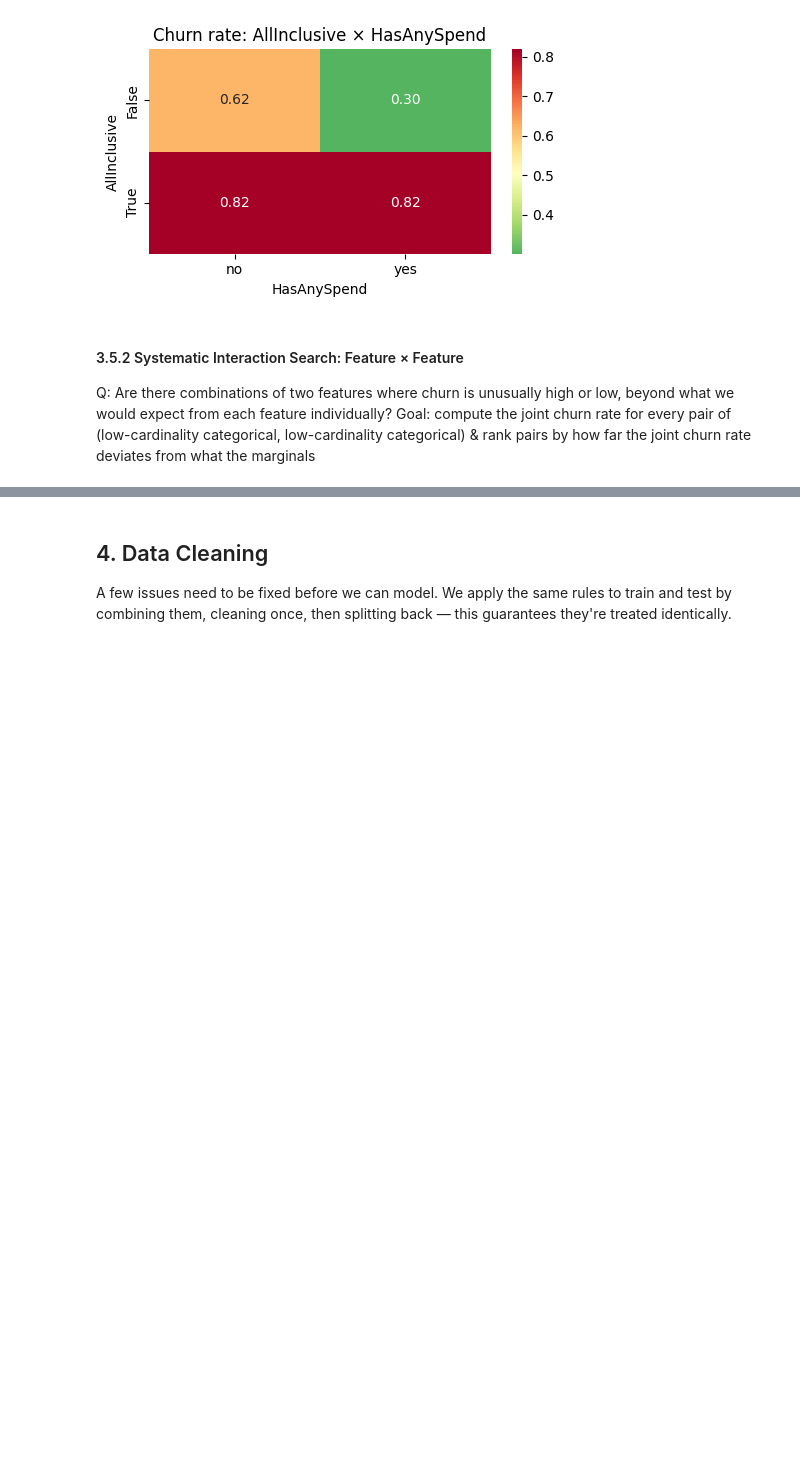
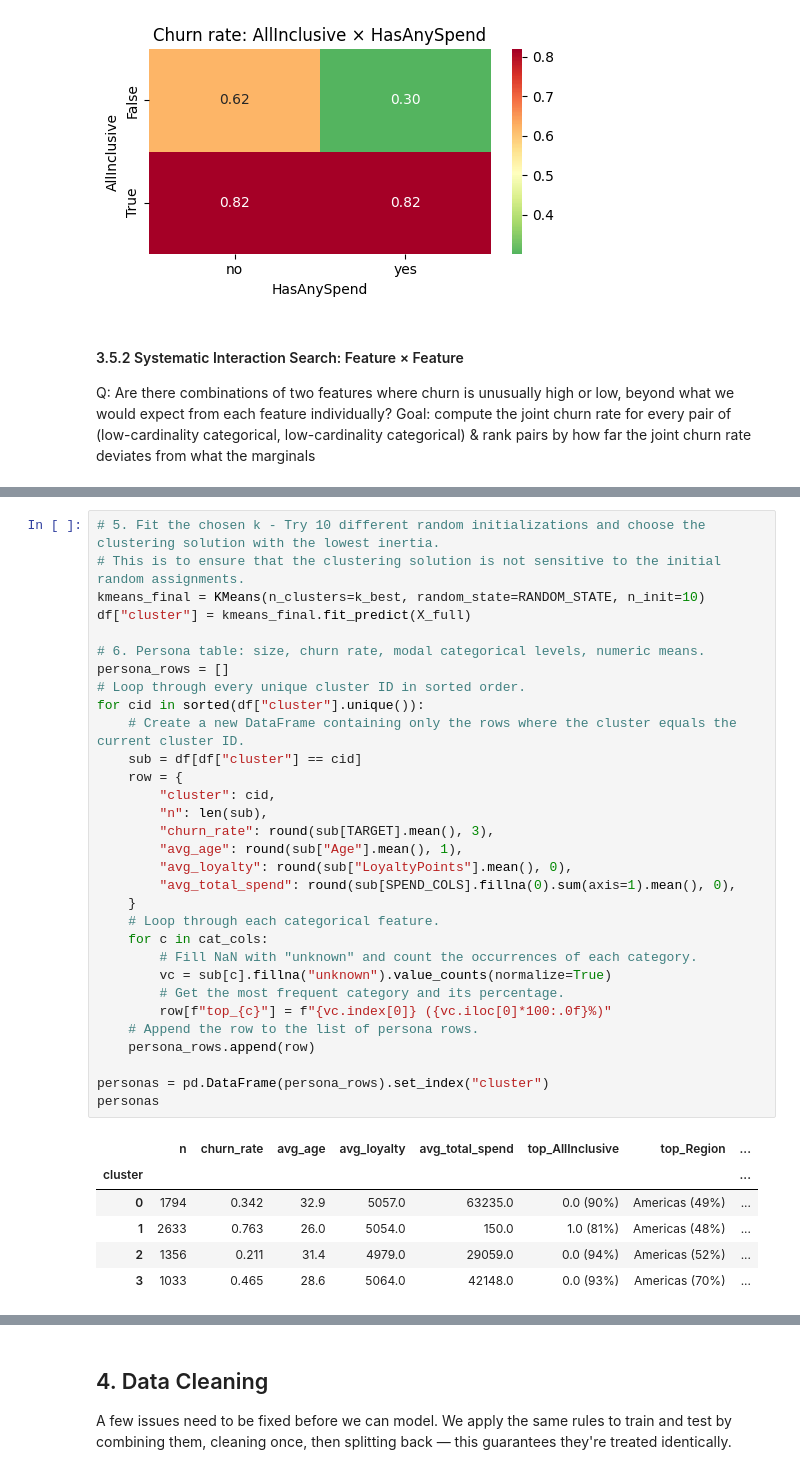
Before and after one commit to diephan1/resort_v1, a Jupyter notebook: resort_pipeline.ipynb, the cells around one changed output, grey strips where cells are left out. Cells and saved outputs as stored; diff of their text form; blank space fills up the shorter version.

```diff
--- a/resort_pipeline.ipynb
+++ b/resort_pipeline.ipynb
@@ -711,0 +793,38 @@ Top 15 pairs with highest |joint churn - base rate|:
+# %%
+# 5. Fit the chosen k - Try 10 different random initializations and choose the clustering solution with the lowest inertia.
+# This is to ensure that the clustering solution is not sensitive to the initial random assignments.
+kmeans_final = KMeans(n_clusters=k_best, random_state=RANDOM_STATE, n_init=10)
+df["cluster"] = kmeans_final.fit_predict(X_full)
+
+# 6. Persona table: size, churn rate, modal categorical levels, numeric means.
+persona_rows = []
+# Loop through every unique cluster ID in sorted order.
+for cid in sorted(df["cluster"].unique()):
+    # Create a new DataFrame containing only the rows where the cluster equals the current cluster ID.
+    sub = df[df["cluster"] == cid]
+    row = {
+        "cluster": cid,
+        "n": len(sub),
+        "churn_rate": round(sub[TARGET].mean(), 3),
+        "avg_age": round(sub["Age"].mean(), 1),
+        "avg_loyalty": round(sub["LoyaltyPoints"].mean(), 0),
+        "avg_total_spend": round(sub[SPEND_COLS].fillna(0).sum(axis=1).mean(), 0),
+    }
+    # Loop through each categorical feature.
+    for c in cat_cols:
+        # Fill NaN with "unknown" and count the occurrences of each category.
+        vc = sub[c].fillna("unknown").value_counts(normalize=True)
+        # Get the most frequent category and its percentage.
+        row[f"top_{c}"] = f"{vc.index[0]} ({vc.iloc[0]*100:.0f}%)"
+    # Append the row to the list of persona rows.
+    persona_rows.append(row)
+
+personas = pd.DataFrame(persona_rows).set_index("cluster")
+personas
+# %% [output]
+|  | n | churn_rate | avg_age | avg_loyalty | avg_total_spend | top_AllInclusive | top_Region | ... |
+| cluster |  |  |  |  |  |  |  | ... |
+| 0 | 1794 | 0.342 | 32.9 | 5057.0 | 63235.0 | 0.0 (90%) | Americas (49%) | ... |
+| 1 | 2633 | 0.763 | 26.0 | 5054.0 | 150.0 | 1.0 (81%) | Americas (48%) | ... |
+| 2 | 1356 | 0.211 | 31.4 | 4979.0 | 29059.0 | 0.0 (94%) | Americas (52%) | ... |
+| 3 | 1033 | 0.465 | 28.6 | 5064.0 | 42148.0 | 0.0 (93%) | Americas (70%) | ... |
```
Also changed, not shown: parts of 8 cells of this notebook, 6 other files.
